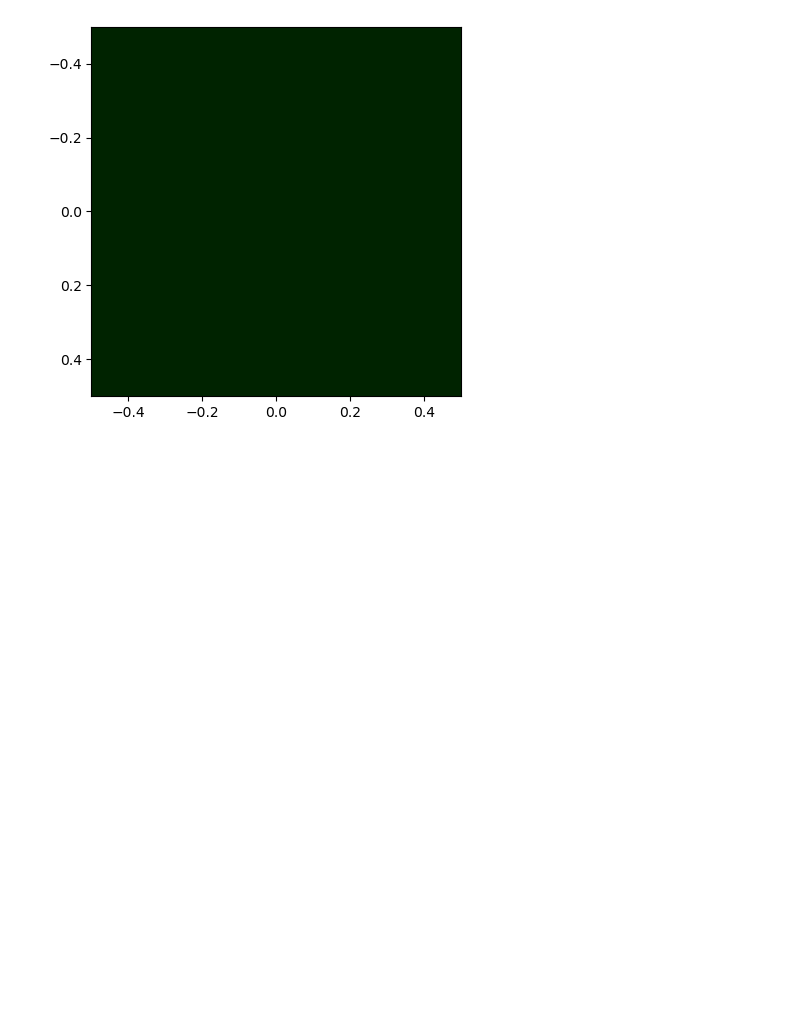
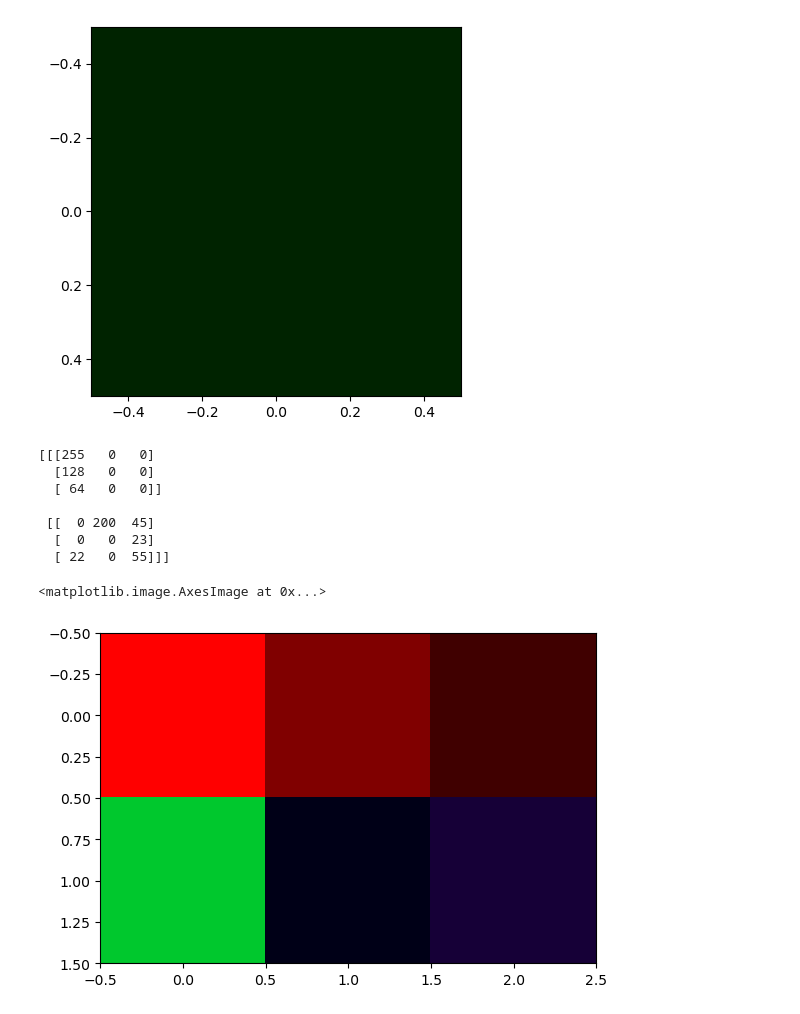
Before and after one commit to aelieber1/Lab601_SpectrometerProject, a Jupyter notebook: SimulatedDataAnalysis.ipynb, the cells around one changed output. Saved outputs shown, nothing was run; the diff lists cells and outputs as text; code cells hidden in the pictures; blank space fills up the shorter version.

```diff
--- a/SimulatedDataAnalysis.ipynb
+++ b/SimulatedDataAnalysis.ipynb
@@ -107,3 +107,17 @@ plt.imshow(sim_test)
 [[[ 0 35  0]]]
 <matplotlib.image.AxesImage at 0x...>
 [figure]
+# %%
+sim_test = np.array([[[255,0,0],[128,0,0],[64,0,0]],[[0,200,45],[0,0,23],[22,0,55]]])
+print(sim_test)
+plt.imshow(sim_test)
+# %% [output]
+[[[255   0   0]
+  [128   0   0]
+  [ 64   0   0]]
+
+ [[  0 200  45]
+  [  0   0  23]
+  [ 22   0  55]]]
+<matplotlib.image.AxesImage at 0x...>
+[figure, added]
```
Also changed, not shown: 1 other file.
